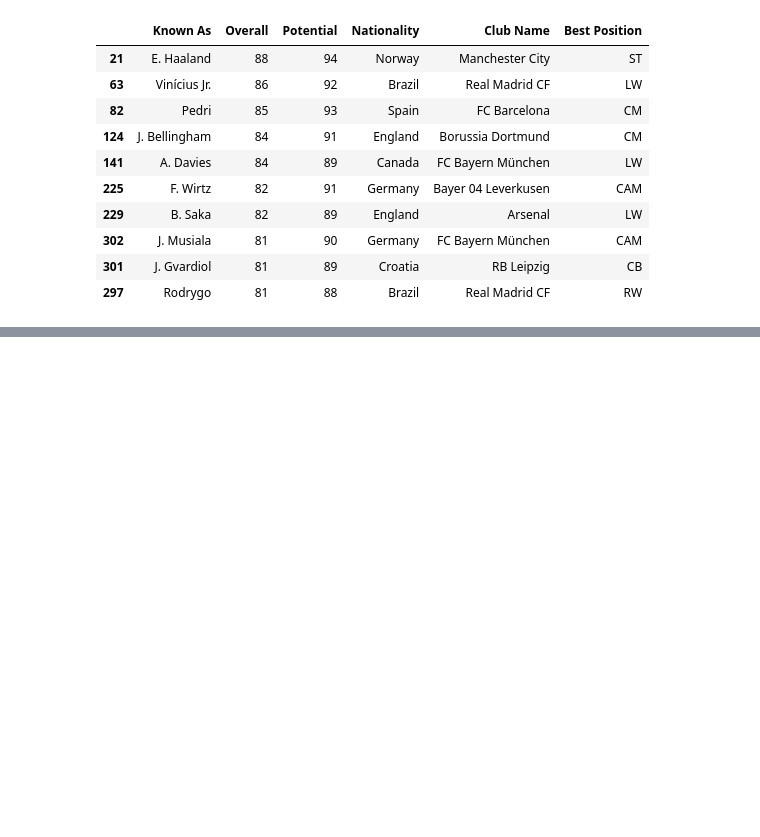
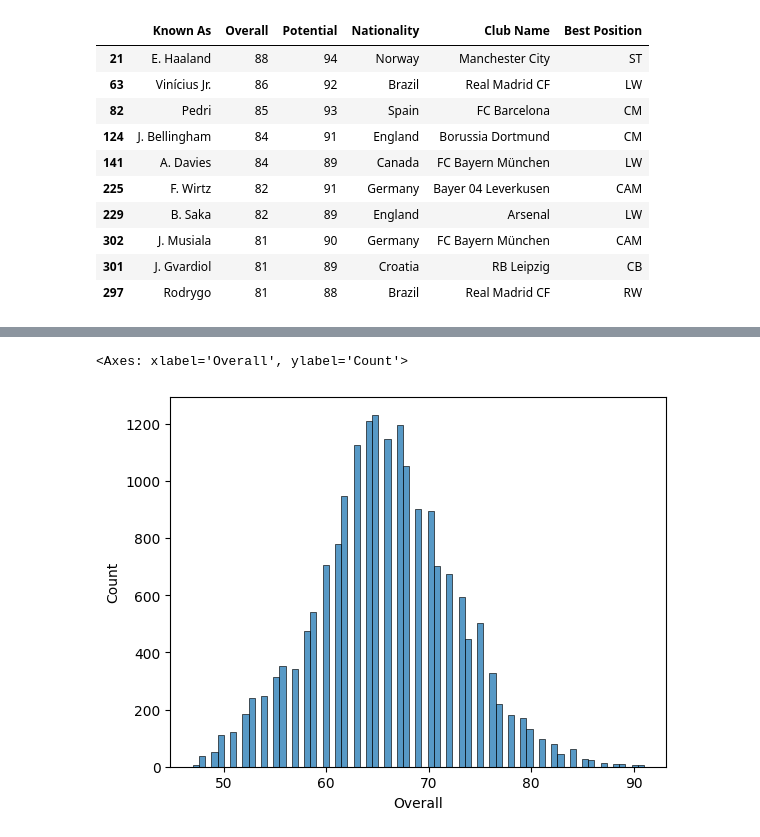
Before and after one commit to vanshuwjoshi/FIFA23-Data-Analysis, a Jupyter notebook: FIFA23-Players-EDA.ipynb, the cells around one changed output, grey strips where cells are left out. Cells and saved outputs as stored; diff of their text form; code cells hidden in the pictures; blank space fills up the shorter version.

Commit message:
Wages and Overall rating analysis

```diff
--- a/FIFA23-Players-EDA.ipynb
+++ b/FIFA23-Players-EDA.ipynb
@@ -211,0 +227,5 @@ get_top_10_category(df[df["Age"]<=21],["Overall","Potential"])
+# %%
+sns.histplot(x=df["Overall"])
+# %% [output]
+<Axes: xlabel='Overall', ylabel='Count'>
+[figure, added]
```
Also changed, not shown: parts of 16 cells of this notebook.
